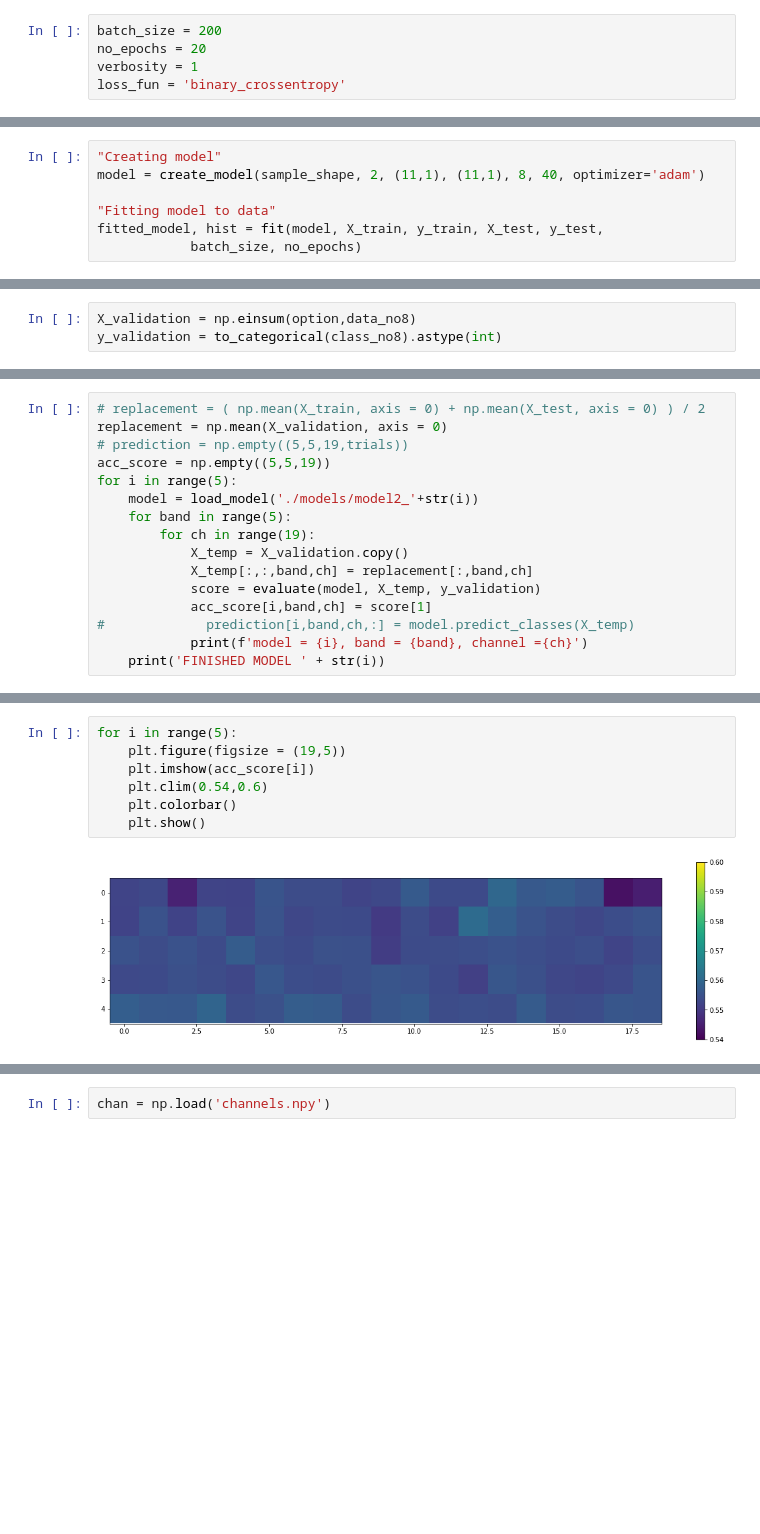
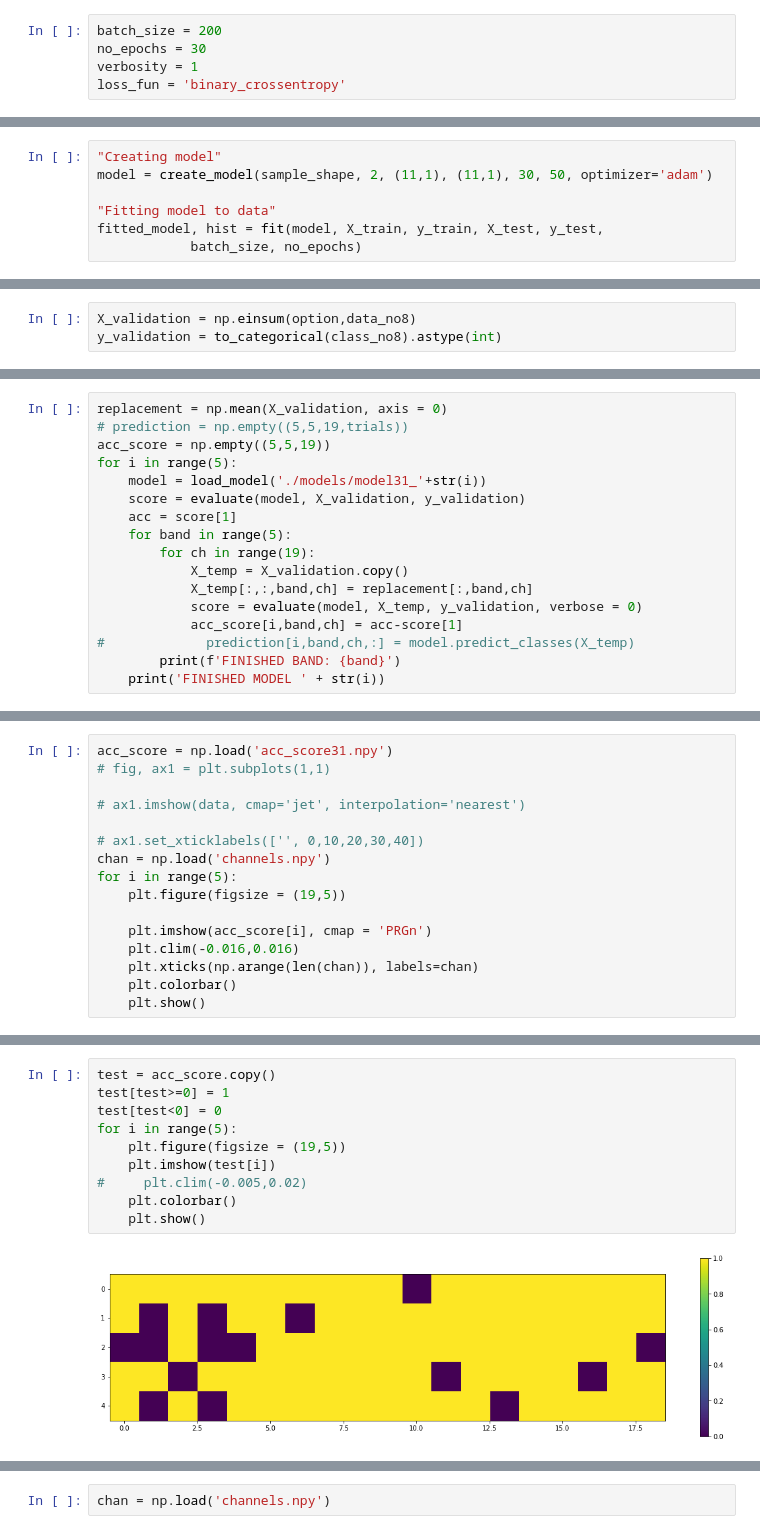
Before and after one commit to Przepioreczka/licencjat, a Jupyter notebook: Learning.ipynb, the cells around one changed output, grey strips where cells are left out. Drawn from its saved outputs; the diff is of its cells as text; blank space fills up the shorter version.

```diff
--- a/Learning.ipynb
+++ b/Learning.ipynb
@@ -87,7 +87,7 @@ combinations_test = (5, 4, 3, 2, 1)
 ### Params
 # %%
 batch_size = 200
-no_epochs = 20
+no_epochs = 30
 verbosity = 1
 loss_fun = 'binary_crossentropy'
 # %% [markdown]
@@ -120,7 +123,7 @@ X_validation.shape[0] + X_test.shape[0] + X_train.shape[0]
 ## Learning
 # %%
 "Creating model"
-model = create_model(sample_shape, 2, (11,1), (11,1), 8, 40, optimizer='adam')
+model = create_model(sample_shape, 2, (11,1), (11,1), 30, 50, optimizer='adam')
 
 "Fitting model to data"
 fitted_model, hist = fit(model, X_train, y_train, X_test, y_test,
@@ -336,17 +329,18 @@ Test loss: 0.688221273183399 / Test accuracy: 0.5500888228416443
 # %%
-# replacement = ( np.mean(X_train, axis = 0) + np.mean(X_test, axis = 0) ) / 2
 replacement = np.mean(X_validation, axis = 0)
 # prediction = np.empty((5,5,19,trials))
 acc_score = np.empty((5,5,19))
 for i in range(5):
-    model = load_model('./models/model2_'+str(i))
+    model = load_model('./models/model31_'+str(i))
+    score = evaluate(model, X_validation, y_validation)
+    acc = score[1]
     for band in range(5):
         for ch in range(19):
             X_temp = X_validation.copy()
             X_temp[:,:,band,ch] = replacement[:,band,ch]
-            score = evaluate(model, X_temp, y_validation)
-            acc_score[i,band,ch] = score[1]
+            score = evaluate(model, X_temp, y_validation, verbose = 0)
+            acc_score[i,band,ch] = acc-score[1]
 #             prediction[i,band,ch,:] = model.predict_classes(X_temp)
-            print(f'model = {i}, band = {band}, channel ={ch}')
+        print(f'FINISHED BAND: {band}')
     print('FINISHED MODEL ' + str(i))
 # %% [output]
@@ -372,0 +368,16 @@ np.save('acc_score2.npy',acc_score)
+# %%
+acc_score = np.load('acc_score31.npy')
+# fig, ax1 = plt.subplots(1,1)
+
+# ax1.imshow(data, cmap='jet', interpolation='nearest')
+
+# ax1.set_xticklabels(['', 0,10,20,30,40])
+chan = np.load('channels.npy')
+for i in range(5):
+    plt.figure(figsize = (19,5))
+
+    plt.imshow(acc_score[i], cmap = 'PRGn')
+    plt.clim(-0.016,0.016)
+    plt.xticks(np.arange(len(chan)), labels=chan)
+    plt.colorbar()
+    plt.show()
@@ -373,9 +399,12 @@ np.save('acc_score2.npy',acc_score)
 # %%
+test = acc_score.copy()
+test[test>=0] = 1
+test[test<0] = 0
 for i in range(5):
     plt.figure(figsize = (19,5))
-    plt.imshow(acc_score[i])
-    plt.clim(0.54,0.6)
+    plt.imshow(test[i])
+#     plt.clim(-0.005,0.02)
     plt.colorbar()
     plt.show()
 # %% [output]
-[figure, old version]
+[figure, new version]
```
Also changed, not shown: parts of 24 cells of this notebook, 2 other files.
